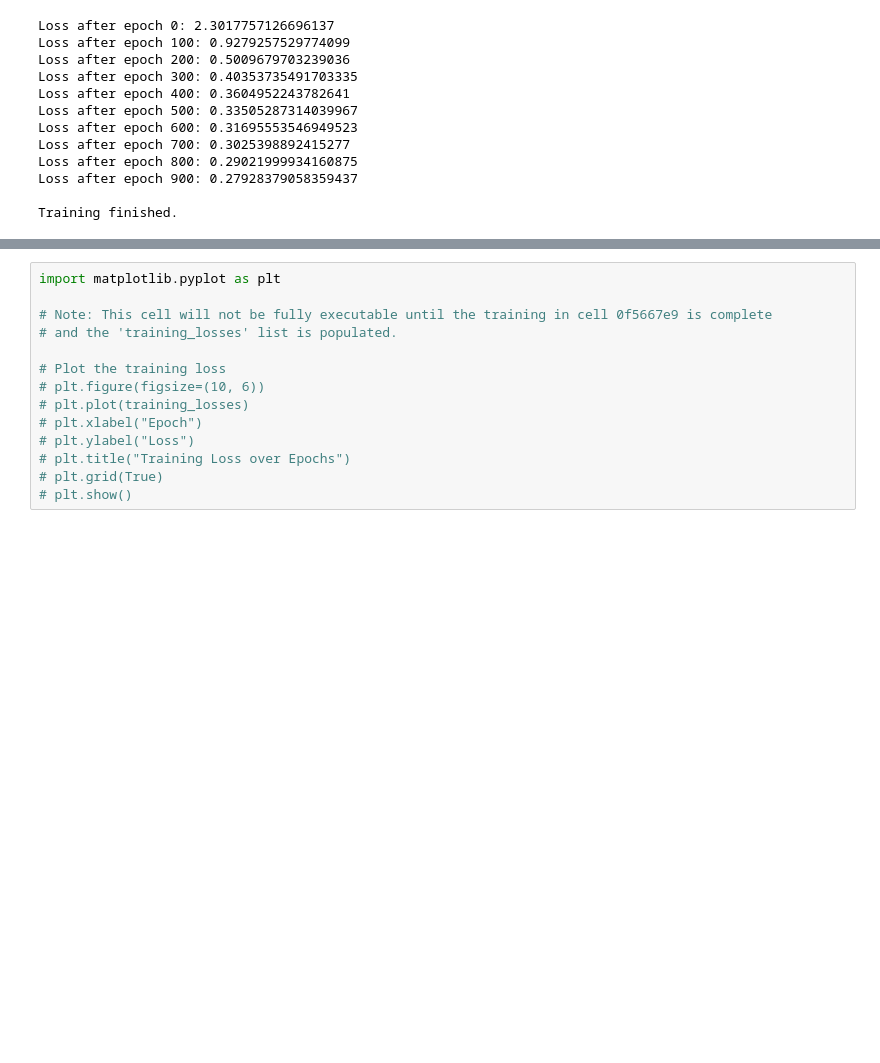
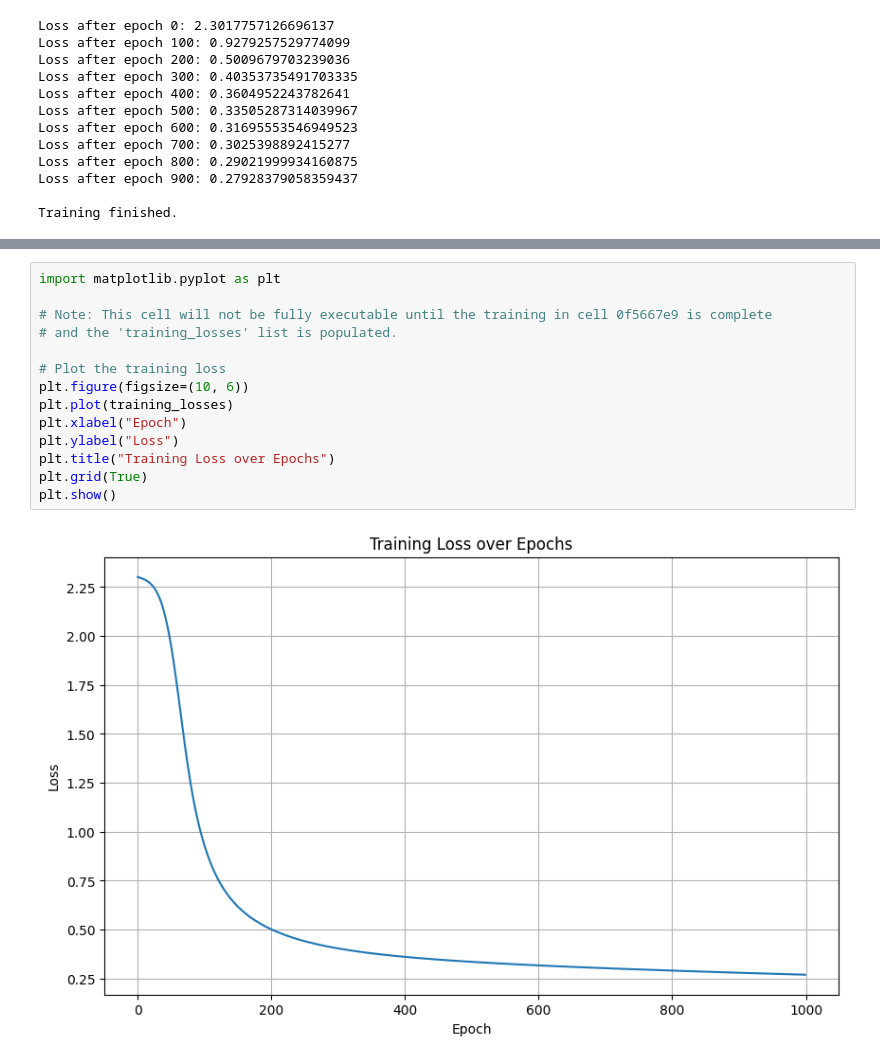
Before and after one commit to jamessat/neural-networks-demo, a Jupyter notebook: mnist.ipynb, the cells around one changed output, grey strips where cells are left out. Drawn from its saved outputs; the diff is of its cells as text; blank space fills up the shorter version.

```diff
--- a/mnist.ipynb
+++ b/mnist.ipynb
@@ -407,14 +409,16 @@ def evaluate_accuracy(predictions, Y_true):
 # %%
 import matplotlib.pyplot as plt
 
 # Note: This cell will not be fully executable until the training in cell 0f5667e9 is complete
 # and the 'training_losses' list is populated.
 
 # Plot the training loss
-# plt.figure(figsize=(10, 6))
-# plt.plot(training_losses)
-# plt.xlabel("Epoch")
-# plt.ylabel("Loss")
-# plt.title("Training Loss over Epochs")
-# plt.grid(True)
-# plt.show()
+plt.figure(figsize=(10, 6))
+plt.plot(training_losses)
+plt.xlabel("Epoch")
+plt.ylabel("Loss")
+plt.title("Training Loss over Epochs")
+plt.grid(True)
+plt.show()
+# %% [output]
+[figure, added]
```
Also changed, not shown: parts of 1 cell of this notebook.
